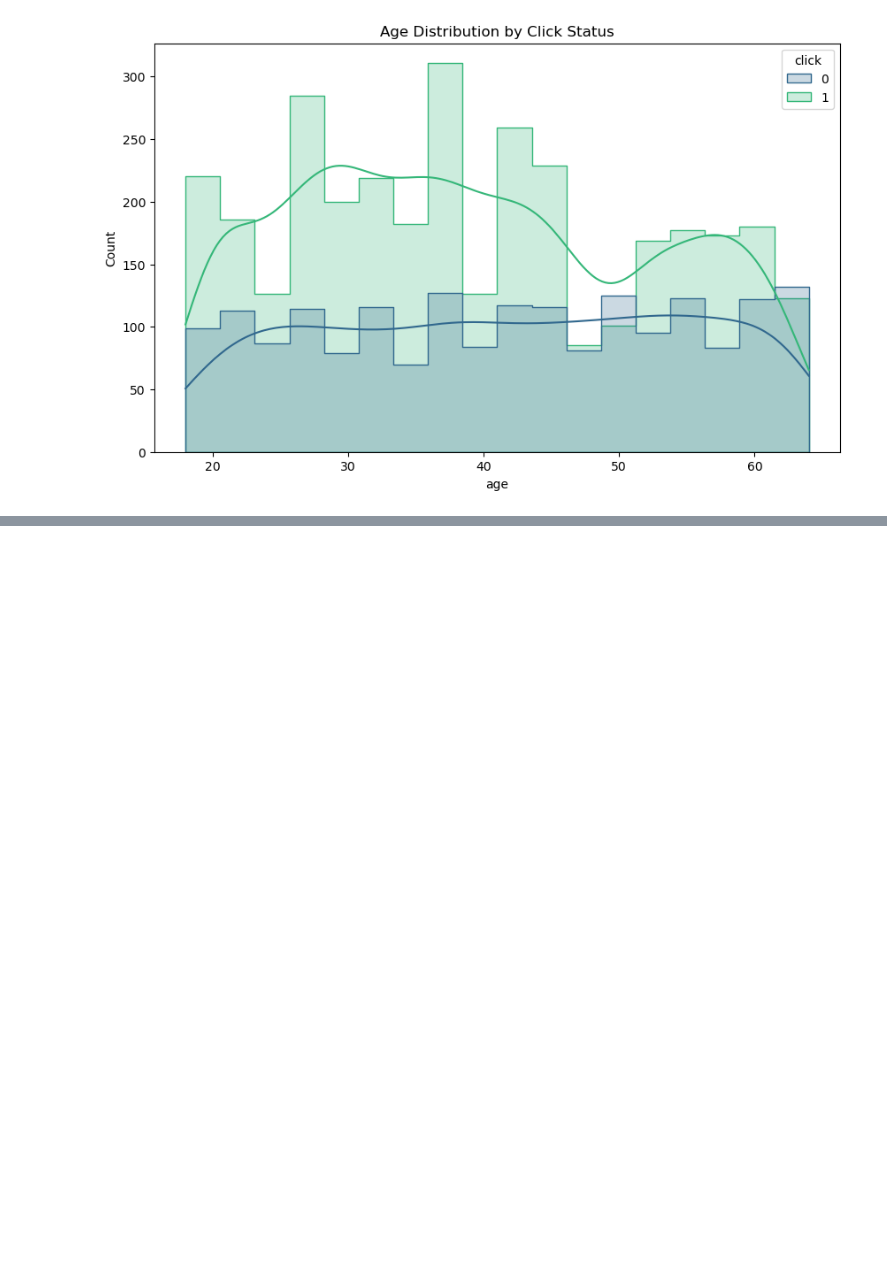
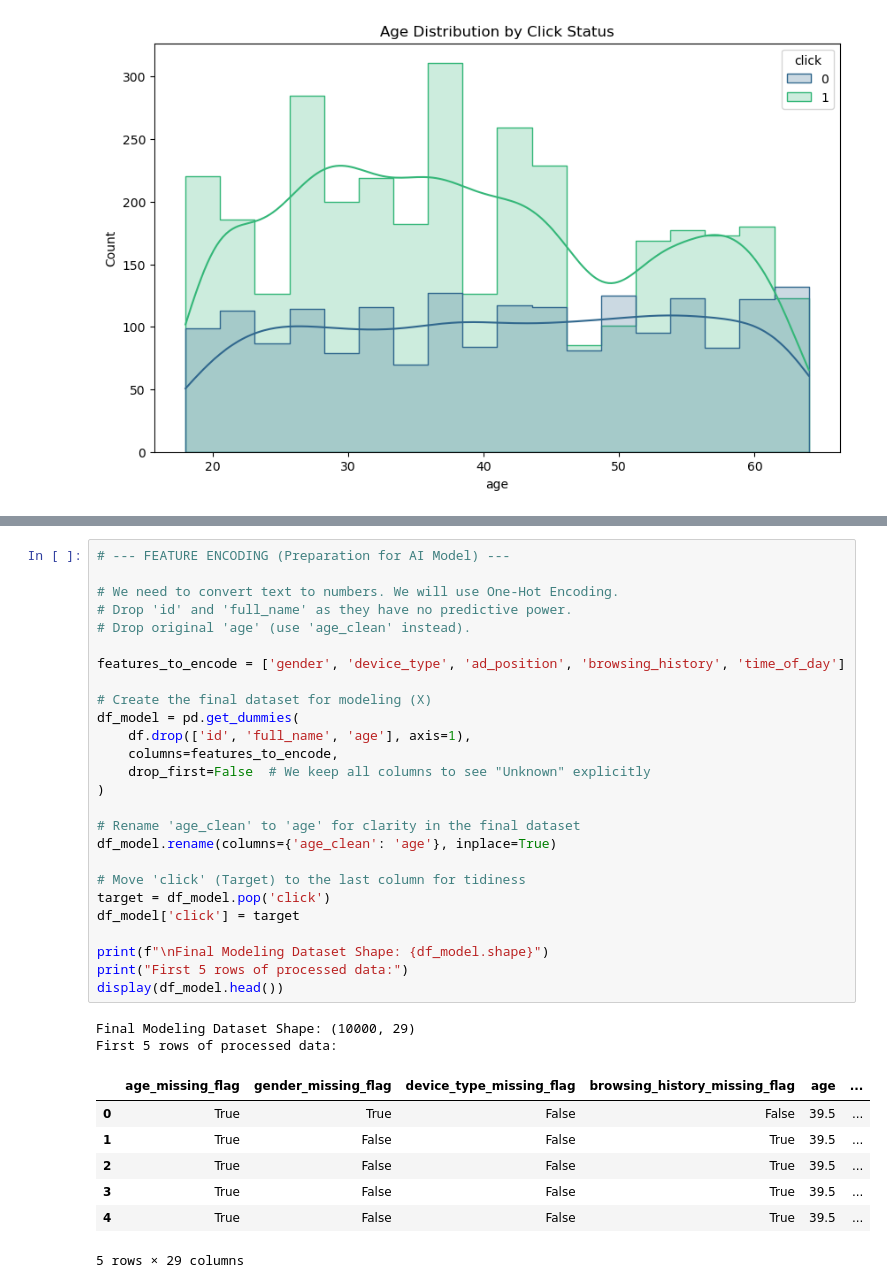
Before and after one commit to chienhao-wang/ad-click-prediction, a Jupyter notebook: Ad Click Prediction.ipynb, the cells around one changed output, grey strips where cells are left out. Cells and saved outputs as stored; diff of their text form; blank space fills up the shorter version.

```diff
--- a/Ad Click Prediction.ipynb
+++ b/Ad Click Prediction.ipynb
@@ -136,0 +170,36 @@ plt.savefig('age_distribution.png')
+# %%
+# --- FEATURE ENCODING (Preparation for AI Model) ---
+
+# We need to convert text to numbers. We will use One-Hot Encoding.
+# Drop 'id' and 'full_name' as they have no predictive power.
+# Drop original 'age' (use 'age_clean' instead).
+
+features_to_encode = ['gender', 'device_type', 'ad_position', 'browsing_history', 'time_of_day']
+
+# Create the final dataset for modeling (X)
+df_model = pd.get_dummies(
+    df.drop(['id', 'full_name', 'age'], axis=1),
+    columns=features_to_encode,
+    drop_first=False  # We keep all columns to see "Unknown" explicitly
+)
+
+# Rename 'age_clean' to 'age' for clarity in the final dataset
+df_model.rename(columns={'age_clean': 'age'}, inplace=True)
+
+# Move 'click' (Target) to the last column for tidiness
+target = df_model.pop('click')
+df_model['click'] = target
+
+print(f"\nFinal Modeling Dataset Shape: {df_model.shape}")
+print("First 5 rows of processed data:")
+display(df_model.head())
+# %% [output]
+Final Modeling Dataset Shape: (10000, 29)
+First 5 rows of processed data:
+|  | age_missing_flag | gender_missing_flag | device_type_missing_flag | browsing_history_missing_flag | age | ... |
+| 0 | True | True | False | False | 39.5 | ... |
+| 1 | True | False | False | True | 39.5 | ... |
+| 2 | True | False | False | True | 39.5 | ... |
+| 3 | True | False | False | True | 39.5 | ... |
+| 4 | True | False | False | True | 39.5 | ... |
+5 rows × 29 columns
```
Also changed, not shown: parts of 1 cell of this notebook.
